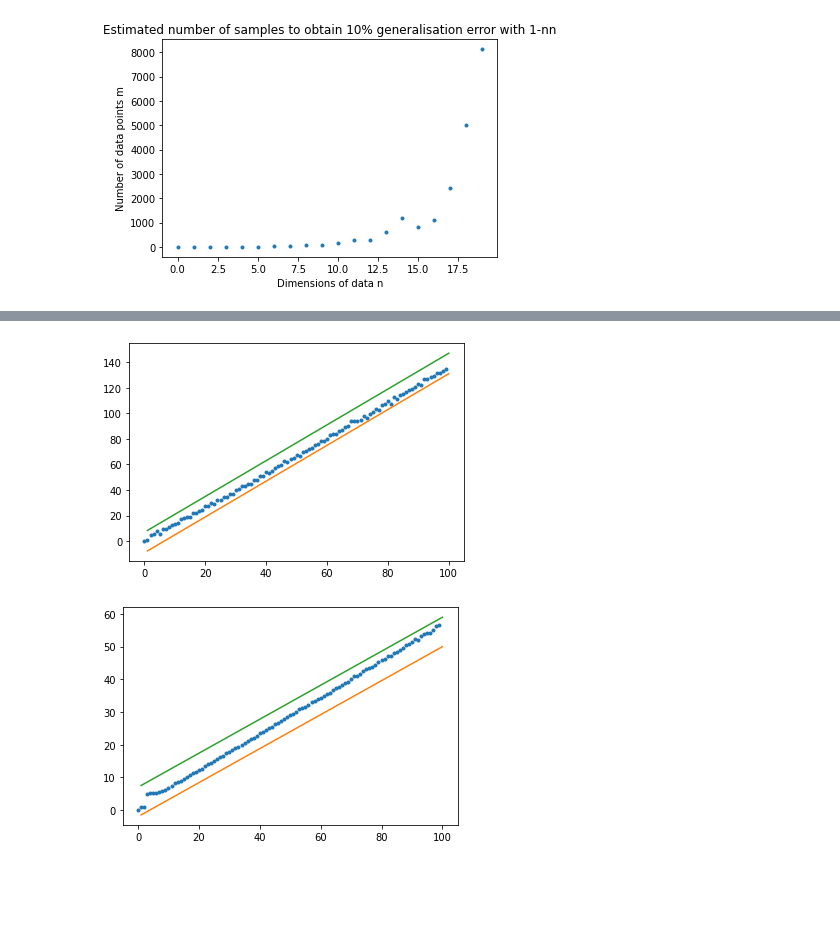
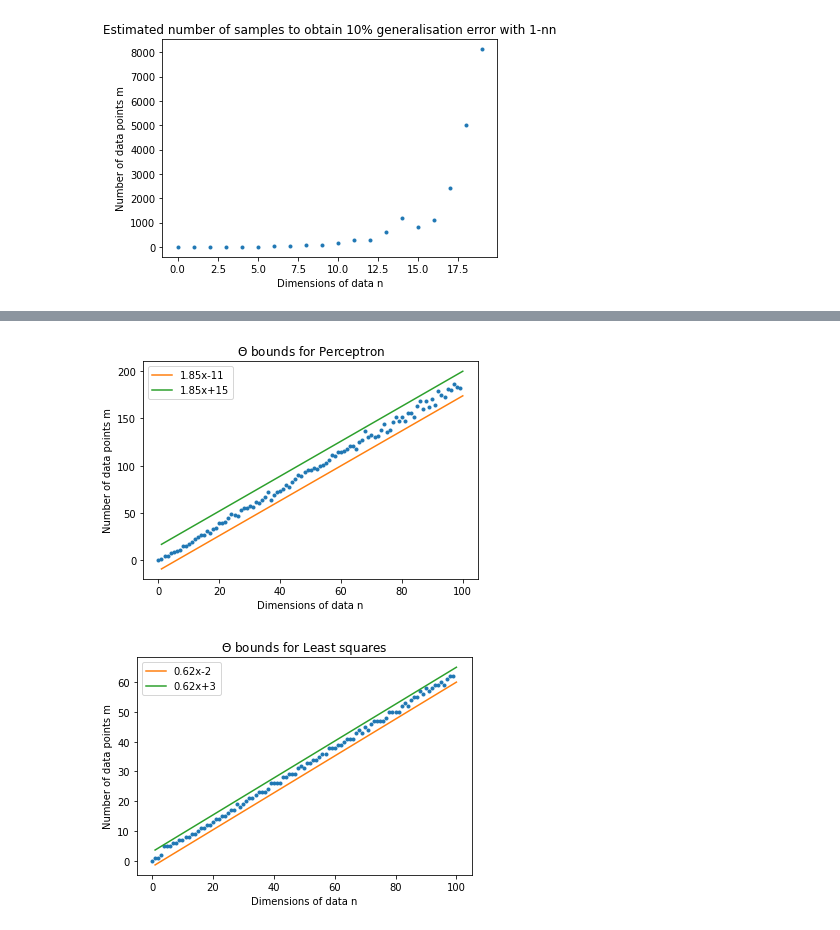
Before and after one commit to TheodoreWolf/Msc-Machine-Learning, a Jupyter notebook: Modules/COMP0078/coursework 2/Part 3.ipynb, the cells around one changed output, grey strips where cells are left out. Saved outputs shown, nothing was run; the diff lists cells and outputs as text; code cells hidden in the pictures; blank space fills up the shorter version.

```diff
--- a/Modules/COMP0078/coursework 2/Part 3.ipynb
+++ b/Modules/COMP0078/coursework 2/Part 3.ipynb
@@ -336,16 +340,24 @@ plt.show()
 # %%
 x = np.linspace(1,100,1000)
-plt.plot(results_perceptron,".")
-plt.plot(x, 1.4*x-9)
-plt.plot(x, 1.4*x+7)
+plt.plot(results_perceptron1,".")
+plt.plot(x, 1.85*x-11, label="1.85x-11")
+plt.plot(x, 1.85*x+15, label="1.85x+15")
+plt.legend()
+plt.xlabel("Dimensions of data n")
+plt.ylabel("Number of data points m")
+plt.title("$\Theta$ bounds for Perceptron")
 plt.show()
 # %% [output]
-[figure, old version]
+[figure, new version]
 # %%
 x = np.linspace(1,100,1000)
-plt.plot(results_leastsq,".")
-plt.plot(x, 0.52*x-2)
-plt.plot(x, 0.52*x+7)
+plt.plot(results_leastsq1,".")
+plt.plot(x, 0.62*x-2, label="0.62x-2")
+plt.plot(x, 0.62*x+3, label="0.62x+3")
+plt.xlabel("Dimensions of data n")
+plt.ylabel("Number of data points m")
+plt.title("$\Theta$ bounds for Least squares")
+plt.legend()
 plt.show()
 # %% [output]
-[figure, old version]
+[figure, new version]
```
Also changed, not shown: parts of 18 cells of this notebook, 1 other file.
